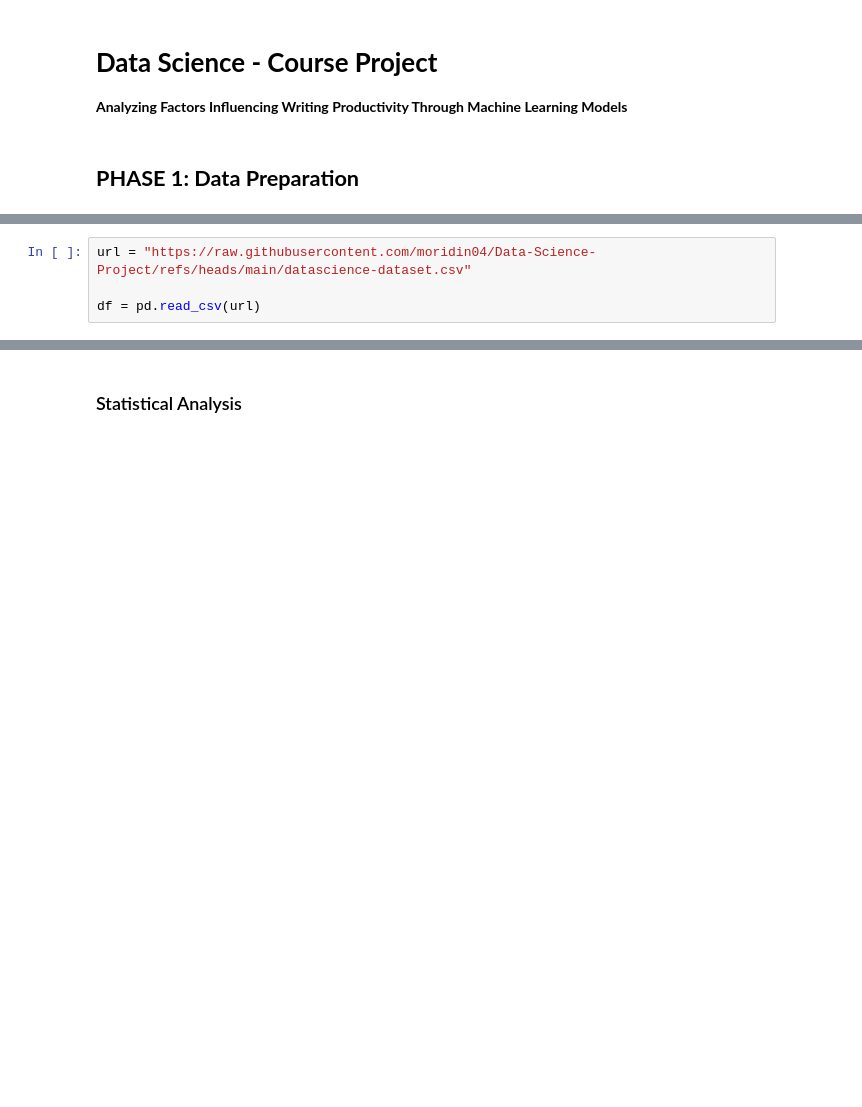
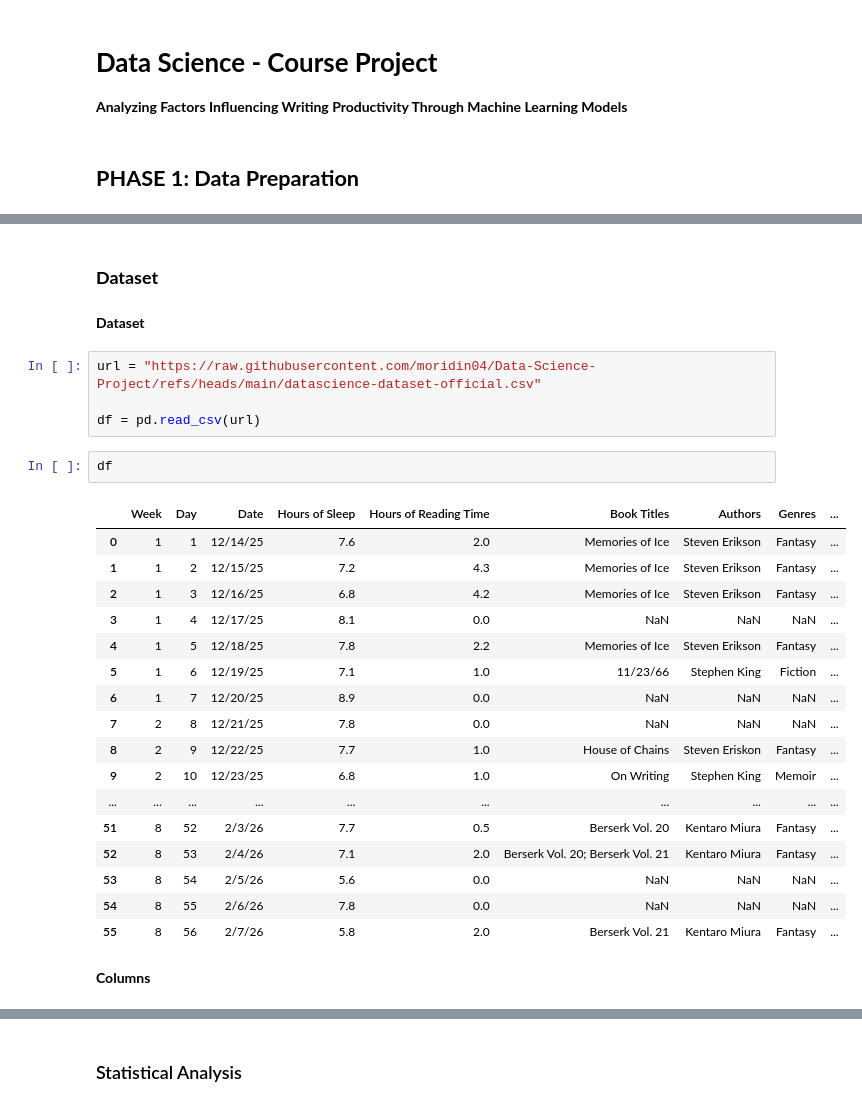
Before and after one commit to moridin04/Data-Science-Project, a Jupyter notebook: Data_Science_Project.ipynb, the cells around one changed output, grey strips where cells are left out. Cells and saved outputs as stored; diff of their text form; blank space fills up the shorter version.

```diff
--- a/Data_Science_Project.ipynb
+++ b/Data_Science_Project.ipynb
@@ -16,4 +21,30 @@ Dataset
+# %% [markdown]
+### **Dataset**
+# %% [markdown]
+**Dataset**
 # %%
-url = "https://raw.githubusercontent.com/moridin04/Data-Science-Project/refs/heads/main/datascience-dataset.csv"
+url = "https://raw.githubusercontent.com/moridin04/Data-Science-Project/refs/heads/main/datascience-dataset-official.csv"
 
 df = pd.read_csv(url)
+# %%
+df
+# %% [output]
+|  | Week | Day | Date | Hours of Sleep | Hours of Reading Time | Book Titles | Authors | Genres | ... |
+| 0 | 1 | 1 | 12/14/25 | 7.6 | 2.0 | Memories of Ice | Steven Erikson | Fantasy | ... |
+| 1 | 1 | 2 | 12/15/25 | 7.2 | 4.3 | Memories of Ice | Steven Erikson | Fantasy | ... |
+| 2 | 1 | 3 | 12/16/25 | 6.8 | 4.2 | Memories of Ice | Steven Erikson | Fantasy | ... |
+| 3 | 1 | 4 | 12/17/25 | 8.1 | 0.0 | NaN | NaN | NaN | ... |
+| 4 | 1 | 5 | 12/18/25 | 7.8 | 2.2 | Memories of Ice | Steven Erikson | Fantasy | ... |
+| 5 | 1 | 6 | 12/19/25 | 7.1 | 1.0 | 11/23/66 | Stephen King | Fiction | ... |
+| 6 | 1 | 7 | 12/20/25 | 8.9 | 0.0 | NaN | NaN | NaN | ... |
+| 7 | 2 | 8 | 12/21/25 | 7.8 | 0.0 | NaN | NaN | NaN | ... |
+| 8 | 2 | 9 | 12/22/25 | 7.7 | 1.0 | House of Chains | Steven Eriskon | Fantasy | ... |
+| 9 | 2 | 10 | 12/23/25 | 6.8 | 1.0 | On Writing | Stephen King | Memoir | ... |
+| ... | ... | ... | ... | ... | ... | ... | ... | ... | ... |
+| 51 | 8 | 52 | 2/3/26 | 7.7 | 0.5 | Berserk Vol. 20 | Kentaro Miura | Fantasy | ... |
+| 52 | 8 | 53 | 2/4/26 | 7.1 | 2.0 | Berserk Vol. 20; Berserk Vol. 21 | Kentaro Miura | Fantasy | ... |
+| 53 | 8 | 54 | 2/5/26 | 5.6 | 0.0 | NaN | NaN | NaN | ... |
+| 54 | 8 | 55 | 2/6/26 | 7.8 | 0.0 | NaN | NaN | NaN | ... |
+| 55 | 8 | 56 | 2/7/26 | 5.8 | 2.0 | Berserk Vol. 21 | Kentaro Miura | Fantasy | ... |
+# %% [markdown]
+**Columns**
```
Also changed, not shown: parts of 82 cells of this notebook.
